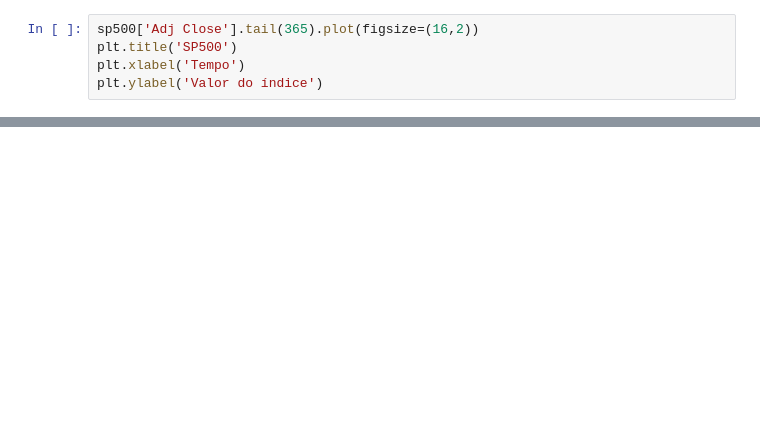
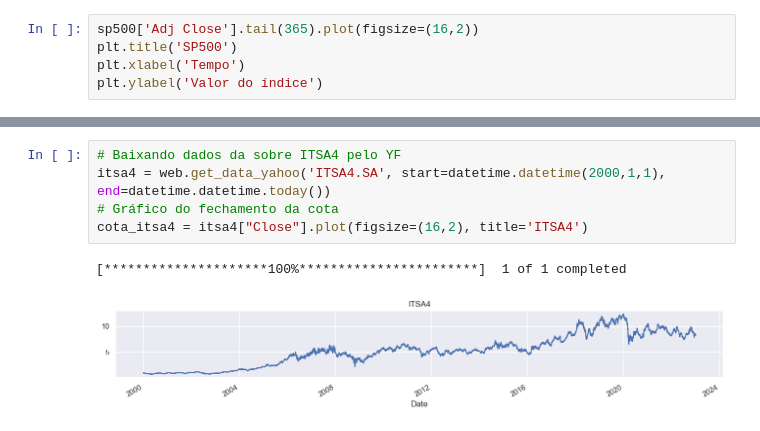
Before and after one commit to kioolz/Python, a Jupyter notebook: PyFi/Ibovespa/IBOVESPA.ipynb, the cells around one changed output, grey strips where cells are left out. Cells and saved outputs as stored; diff of their text form; blank space fills up the shorter version.

```diff
--- a/PyFi/Ibovespa/IBOVESPA.ipynb
+++ b/PyFi/Ibovespa/IBOVESPA.ipynb
@@ -97,0 +172,8 @@ Text(0, 0.5, 'Valor do índice')
+# %%
+# Baixando dados da sobre ITSA4 pelo YF
+itsa4 = web.get_data_yahoo('ITSA4.SA', start=datetime.datetime(2000,1,1), end=datetime.datetime.today())
+# Gráfico do fechamento da cota
+cota_itsa4 = itsa4["Close"].plot(figsize=(16,2), title='ITSA4')
+# %% [output]
+[*********************100%***********************]  1 of 1 completed
+[figure, added]
```
Also changed, not shown: parts of 38 cells of this notebook.
